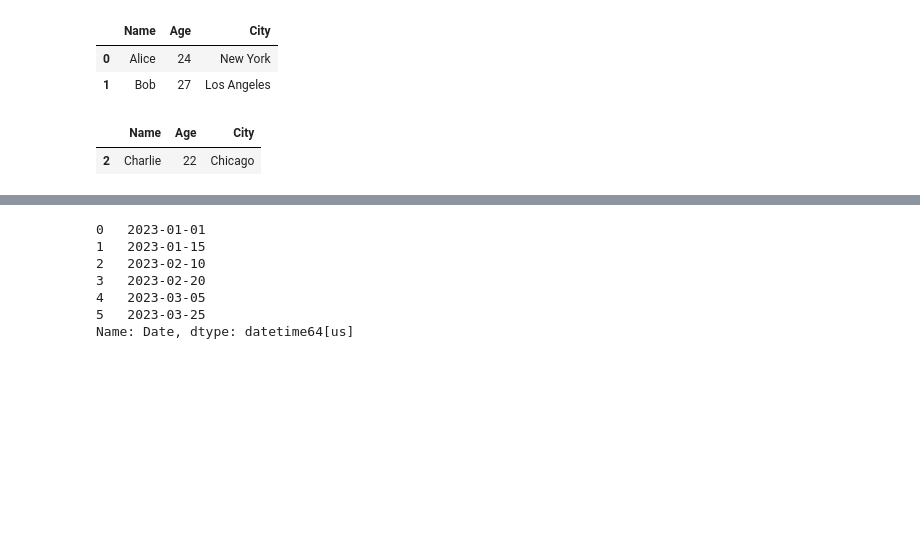
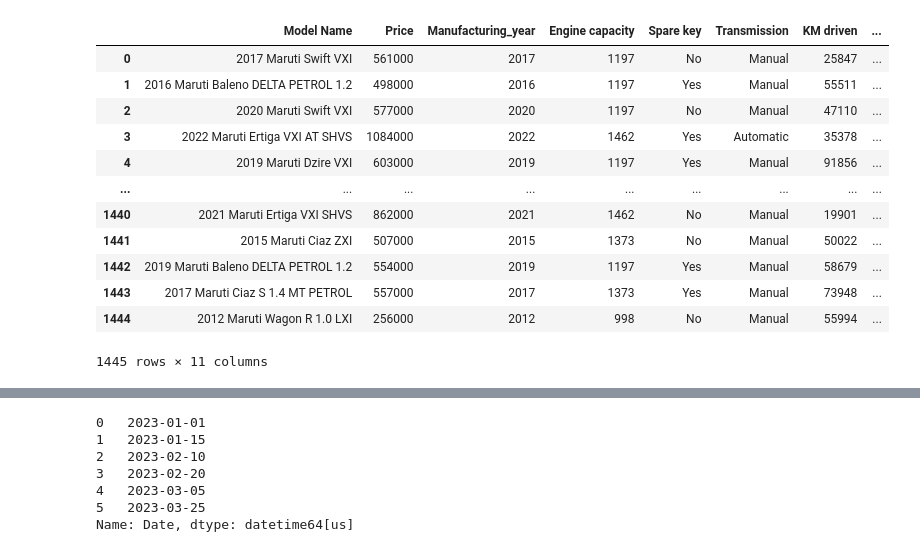
Before and after one commit to Ahad0052/Nafath, a Jupyter notebook: messy notes/week4 ds&ai 3.ipynb, the cells around one changed output, grey strips where cells are left out. Cells and saved outputs as stored; diff of their text form; code cells hidden in the pictures; blank space fills up the shorter version.

```diff
--- a/messy notes/week4 ds&ai 3.ipynb
+++ b/messy notes/week4 ds&ai 3.ipynb
@@ -989,14 +46,19 @@ data expolaration
 # %%
-df.head(2)
+df
 # %% [output]
-|  | Name | Age | City |
-| 0 | Alice | 24 | New York |
-| 1 | Bob | 27 | Los Angeles |
+|  | Model Name | Price | Manufacturing_year | Engine capacity | Spare key | Transmission | KM driven | ... |
+| 0 | 2017 Maruti Swift VXI | 561000 | 2017 | 1197 | No | Manual | 25847 | ... |
+| 1 | 2016 Maruti Baleno DELTA PETROL 1.2 | 498000 | 2016 | 1197 | Yes | Manual | 55511 | ... |
+| 2 | 2020 Maruti Swift VXI | 577000 | 2020 | 1197 | No | Manual | 47110 | ... |
+| 3 | 2022 Maruti Ertiga VXI AT SHVS | 1084000 | 2022 | 1462 | Yes | Automatic | 35378 | ... |
+| 4 | 2019 Maruti Dzire VXI | 603000 | 2019 | 1197 | Yes | Manual | 91856 | ... |
+| ... | ... | ... | ... | ... | ... | ... | ... | ... |
+| 1440 | 2021 Maruti Ertiga VXI SHVS | 862000 | 2021 | 1462 | No | Manual | 19901 | ... |
+| 1441 | 2015 Maruti Ciaz ZXI | 507000 | 2015 | 1373 | No | Manual | 50022 | ... |
+| 1442 | 2019 Maruti Baleno DELTA PETROL 1.2 | 554000 | 2019 | 1197 | Yes | Manual | 58679 | ... |
+| 1443 | 2017 Maruti Ciaz S 1.4 MT PETROL | 557000 | 2017 | 1373 | Yes | Manual | 73948 | ... |
+| 1444 | 2012 Maruti Wagon R 1.0 LXI | 256000 | 2012 | 998 | No | Manual | 55994 | ... |
+1445 rows × 11 columns
-# %%
-df.tail(1)
-# %% [output]
-|  | Name | Age | City |
-| 2 | Charlie | 22 | Chicago |
 # %%
 df.info()
 # %% [output]
```
Also changed, not shown: parts of 178 cells of this notebook.
